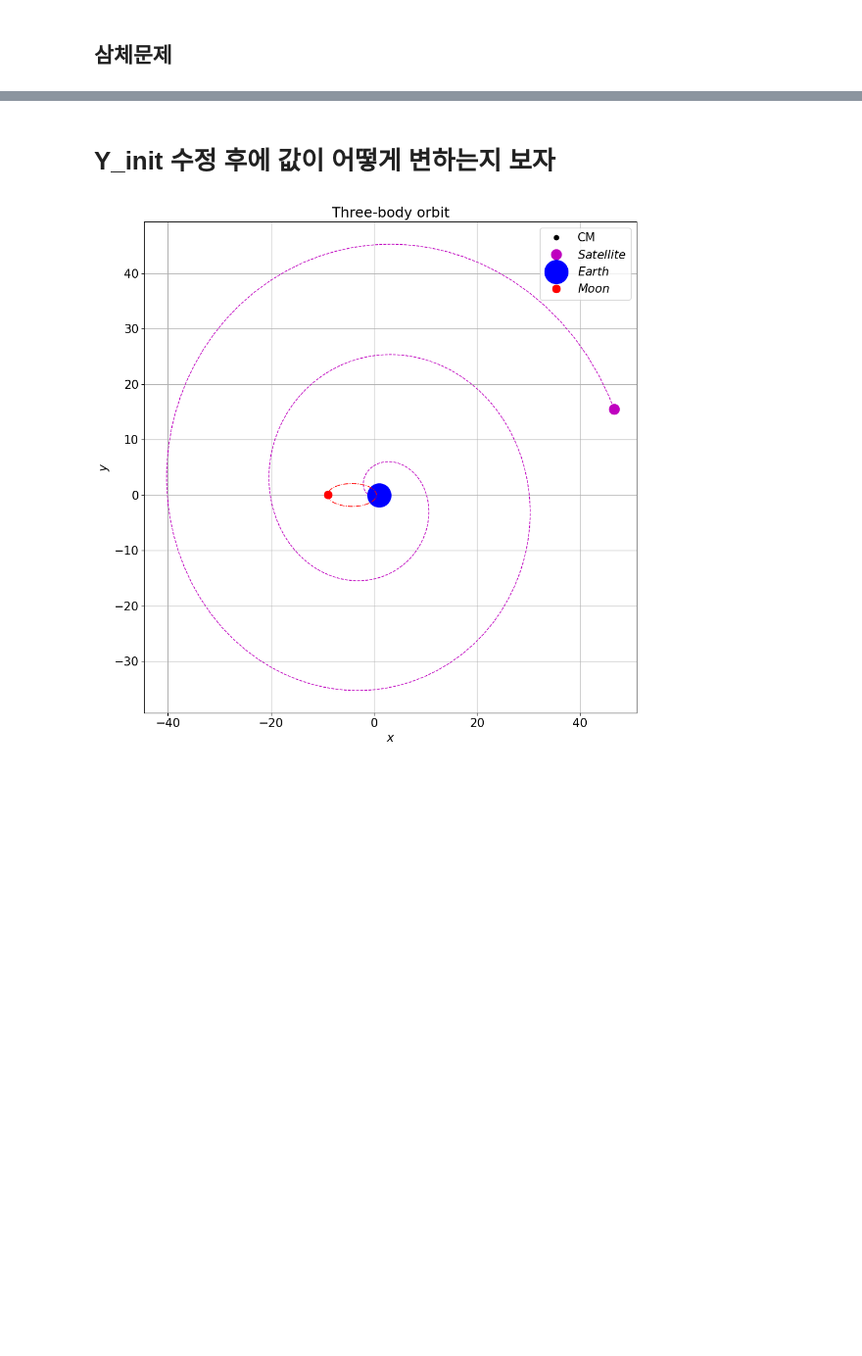
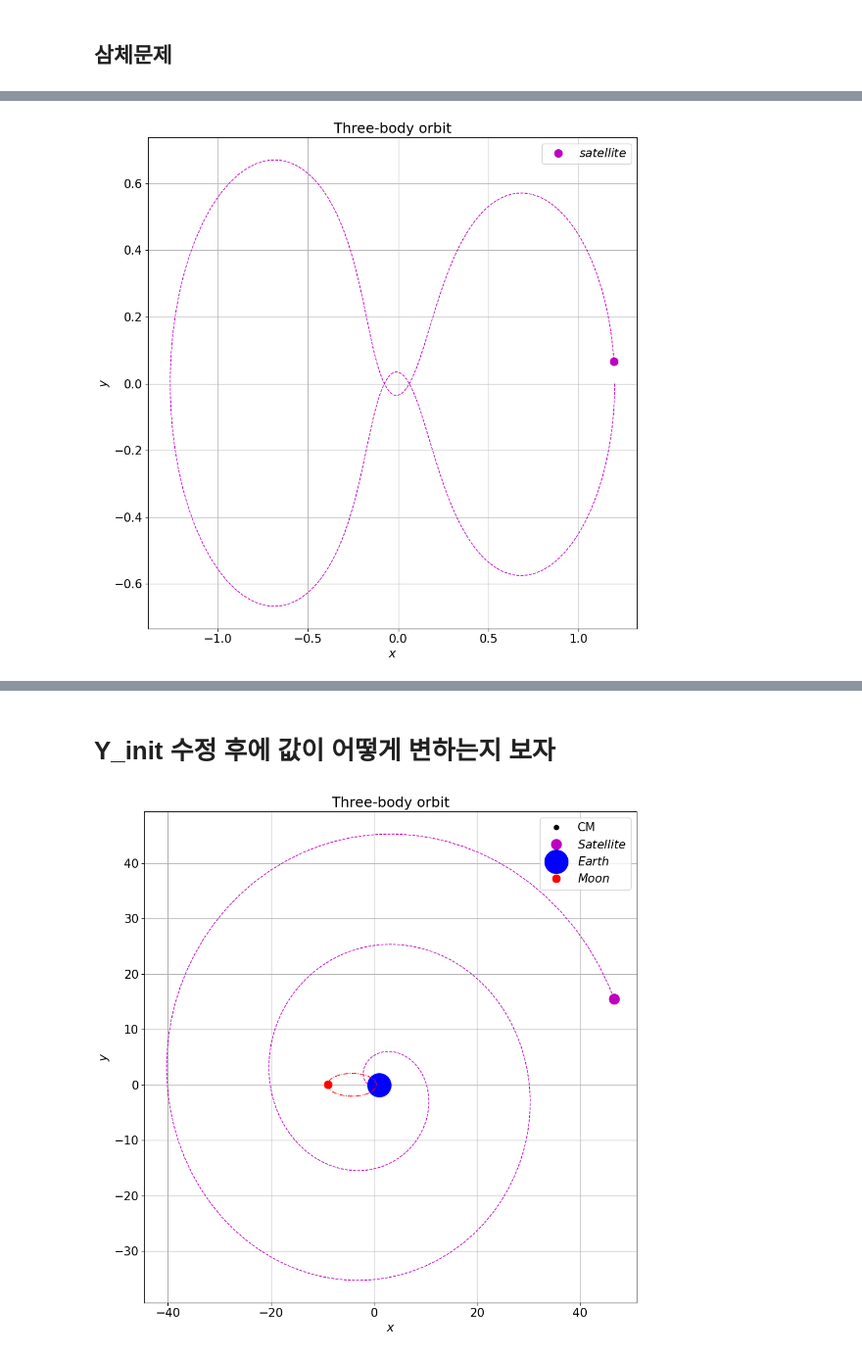
Before and after one commit to La-Folia/Numerical-Analysis, a Jupyter notebook: Integration_of_ODEs/Homework_3_Question4_Minwook_Kang.ipynb, the cells around one changed output, grey strips where cells are left out. Shown: that part at 98% size. Saved outputs shown, nothing was run; the diff lists cells and outputs as text; code cells hidden in the pictures; blank space fills up the shorter version.

```diff
--- a/Integration_of_ODEs/Homework_3_Question4_Minwook_Kang.ipynb
+++ b/Integration_of_ODEs/Homework_3_Question4_Minwook_Kang.ipynb
@@ -231,0 +160,68 @@ plt.savefig('Three1.pdf')
+# %%
+#Constant
+mew = 1 / 81.45
+mew_dot = 1 - mew
+
+
+#For solution, setting
+Y_init = [1.2 ,0,0, -1.04935751] #[x(0), y(0), v_x(0), v_y(0)]
+h_init = 0.0001
+
+# Must editing!!!! Tolerence and tlim setting
+tlim = 0, 1.95* np.pi
+abstol = 0
+reltol = 1e-9
+
+#editting 고려사항
+m = 1 #settlelite mass, 무시 가능한데, F = ma 를 위해서는 적어주긴 해야함
+
+def F(t, Y):
+    """
+    Function for settlelite
+    F = [dx/dt,
+         dy/dt,
+         dv_x/dt,
+         dv_y/dt]
+    """
+    x, y, v_x, v_y = Y
+    r_1 = ((x + mew)**2 + y**2)**0.5 #r_1**2을 r_1에 대한 식으로
+    r_2 = ((x - mew_dot)**2 + y**2)**0.5
+
+    #For (x, y) location --> F/m  = a
+    F_x = 2 * v_y + x - ((mew_dot *(x + mew)) / r_1**3) - ((mew * (x - mew_dot)) / r_2**3)
+    F_y = -2 * v_x + y - ((mew_dot * y) / r_1**3) - ((mew * y) / r_2**3)
+
+    return np.array([v_x, v_y, F_x / m, F_y / m])
+
+#Solution zip -> map!
+t, Y, h = embedded_rk4_ode(F, Y_init, h_init, tlim,
+                           abstol=abstol, reltol=reltol,
+                           hminmax=(1e-5, 10), max_iterations=10000)
+
+xlist, ylist, vxlist, vylist = map(np.array, zip(*Y))
+
+#Plotting (x, y)!!
+plt.figure(figsize=[10, 10])
+
+
+
+plt.plot(xlist, ylist, '--m', lw=1 )
+plt.plot(xlist[-1],ylist[-1], 'om', ms=10,label="$satellite$")
+
+"""
+plt.plot(*zip(*xx1), '--b', lw=1)
+plt.plot(1 - mew, 0, 'ob', ms=30, label="$Earth$")
+
+plt.plot(*zip(*xx2), '-.r', lw=1)
+plt.plot(-mew, 0,  'or', ms=10, label="$Moon$")
+"""
+plt.legend()
+plt.grid()
+plt.xlabel("$x$")
+plt.ylabel("$y$")
+plt.title("Three-body orbit")
+
+plt.tight_layout()
+plt.savefig('Three1.pdf')
+# %% [output]
+[figure, added]
```
Also changed, not shown: parts of 3 cells of this notebook, 18 other files.
